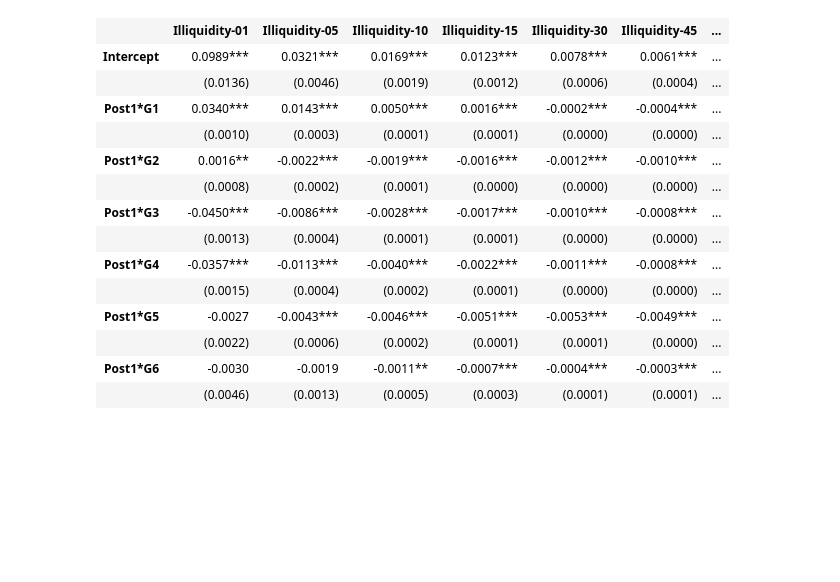
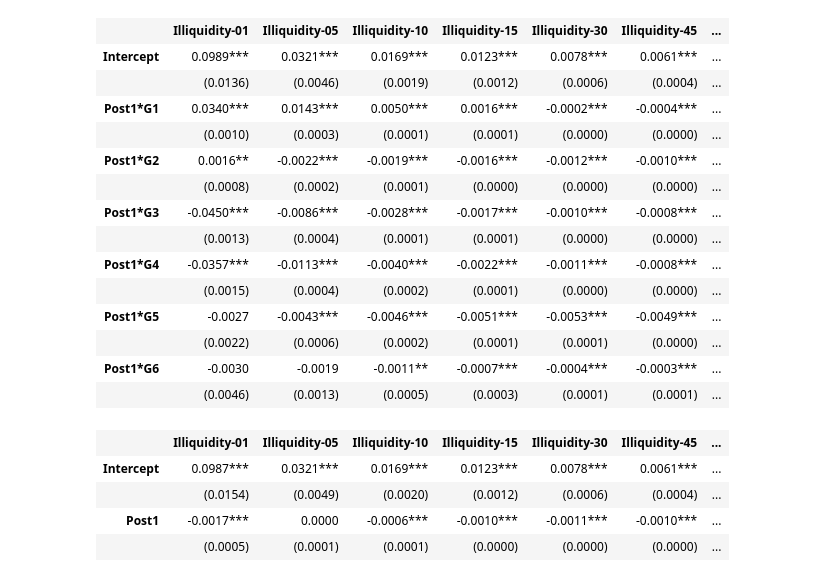
Before and after one commit to Shuxin-Y/TSE-Tick-Size-Reduction, a Jupyter notebook: Robustness Check.ipynb, the cells around one changed output. Drawn from its saved outputs; the diff is of its cells as text; code cells hidden in the pictures; blank space fills up the shorter version.

```diff
--- a/Robustness Check.ipynb
+++ b/Robustness Check.ipynb
@@ -1515,6 +1515,14 @@ dfoutput_lastg
 |  | (0.0022) | (0.0006) | (0.0002) | (0.0001) | (0.0001) | (0.0000) | ... |
 | Post1*G6 | -0.0030 | -0.0019 | -0.0011** | -0.0007*** | -0.0004*** | -0.0003*** | ... |
 |  | (0.0046) | (0.0013) | (0.0005) | (0.0003) | (0.0001) | (0.0001) | ... |
+# %%
+dfoutput_last1
+# %% [output]
+|  | Illiquidity-01 | Illiquidity-05 | Illiquidity-10 | Illiquidity-15 | Illiquidity-30 | Illiquidity-45 | ... |
+| Intercept | 0.0987*** | 0.0321*** | 0.0169*** | 0.0123*** | 0.0078*** | 0.0061*** | ... |
+|  | (0.0154) | (0.0049) | (0.0020) | (0.0012) | (0.0006) | (0.0004) | ... |
+| Post1 | -0.0017*** | 0.0000 | -0.0006*** | -0.0010*** | -0.0011*** | -0.0010*** | ... |
+|  | (0.0005) | (0.0001) | (0.0001) | (0.0000) | (0.0000) | (0.0000) | ... |
 # %%
 %%notify
 result_last1
```
Also changed, not shown: parts of 6 cells of this notebook.
